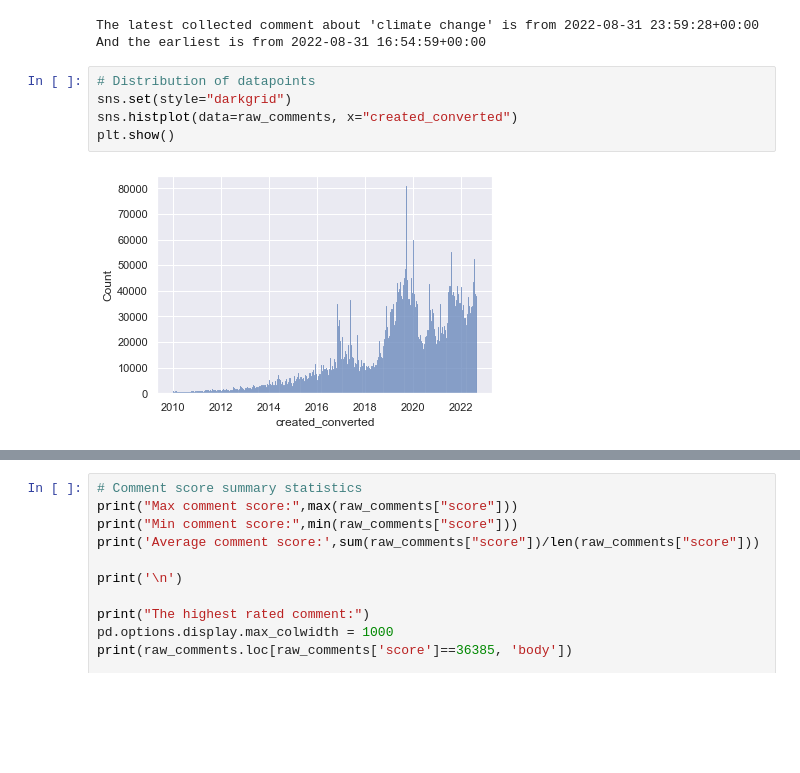
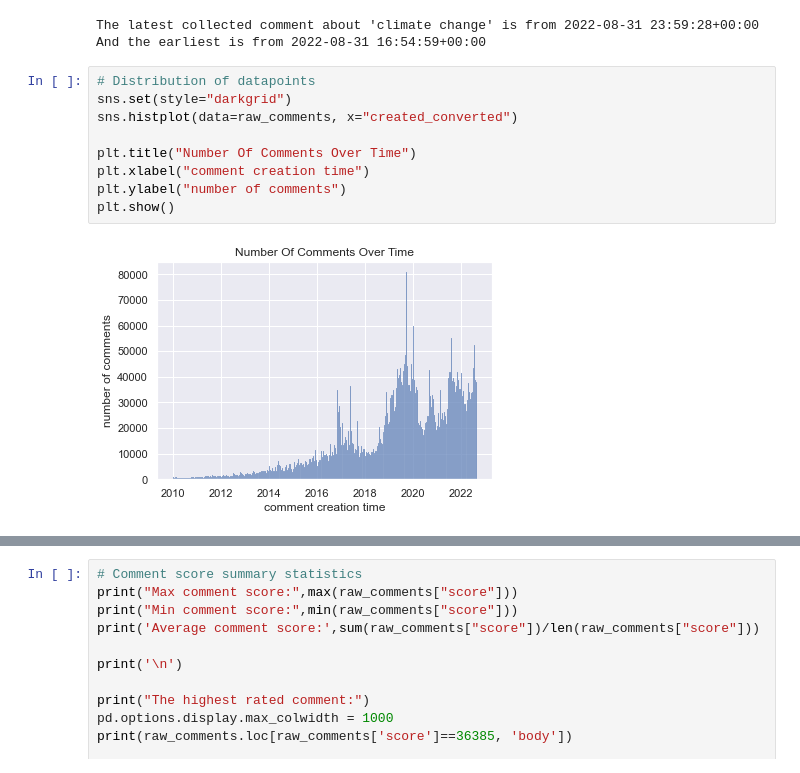
Before and after one commit to anjaghub/datascience_project_2023, a Jupyter notebook: reddit_climate_change.ipynb, the cells around one changed output, grey strips where cells are left out. Saved outputs shown, nothing was run; the diff lists cells and outputs as text; blank space fills up the shorter version.

```diff
--- a/reddit_climate_change.ipynb
+++ b/reddit_climate_change.ipynb
@@ -87,7 +106,11 @@ And the earliest is from 2022-08-31 16:54:59+00:00
 # %%
 # Distribution of datapoints
 sns.set(style="darkgrid")
 sns.histplot(data=raw_comments, x="created_converted")
+
+plt.title("Number Of Comments Over Time")
+plt.xlabel("comment creation time")
+plt.ylabel("number of comments")
 plt.show()
 # %% [output]
-[figure, old version]
+[figure, new version]
```
Also changed, not shown: parts of 6 cells of this notebook.
